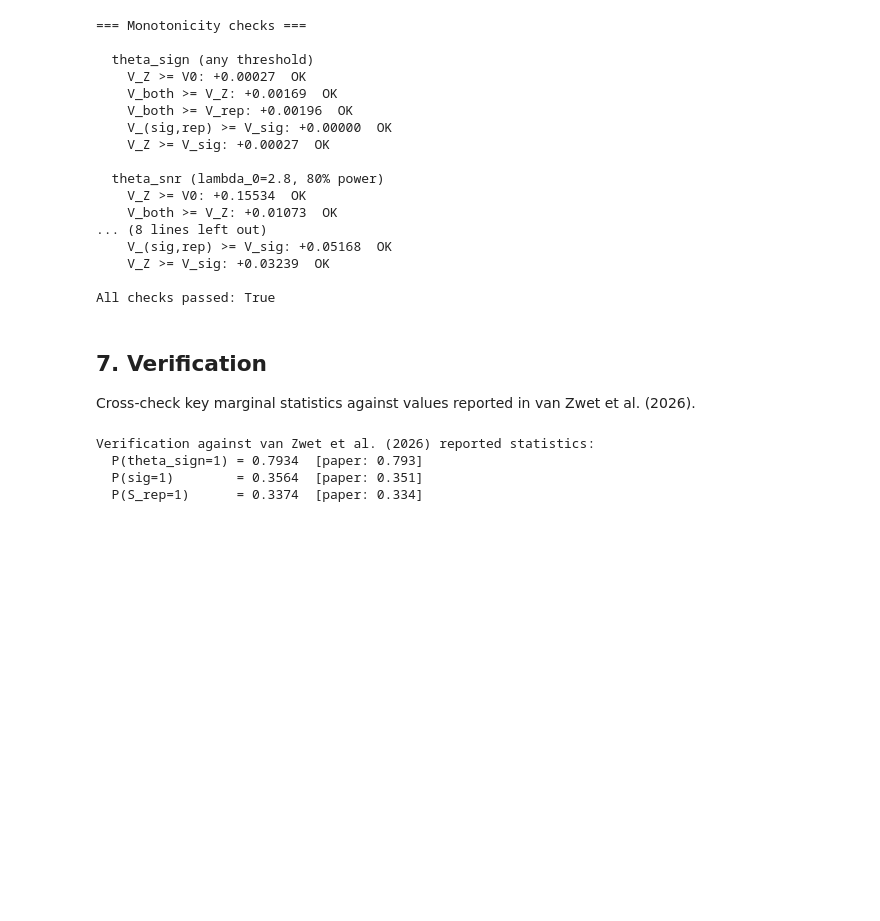
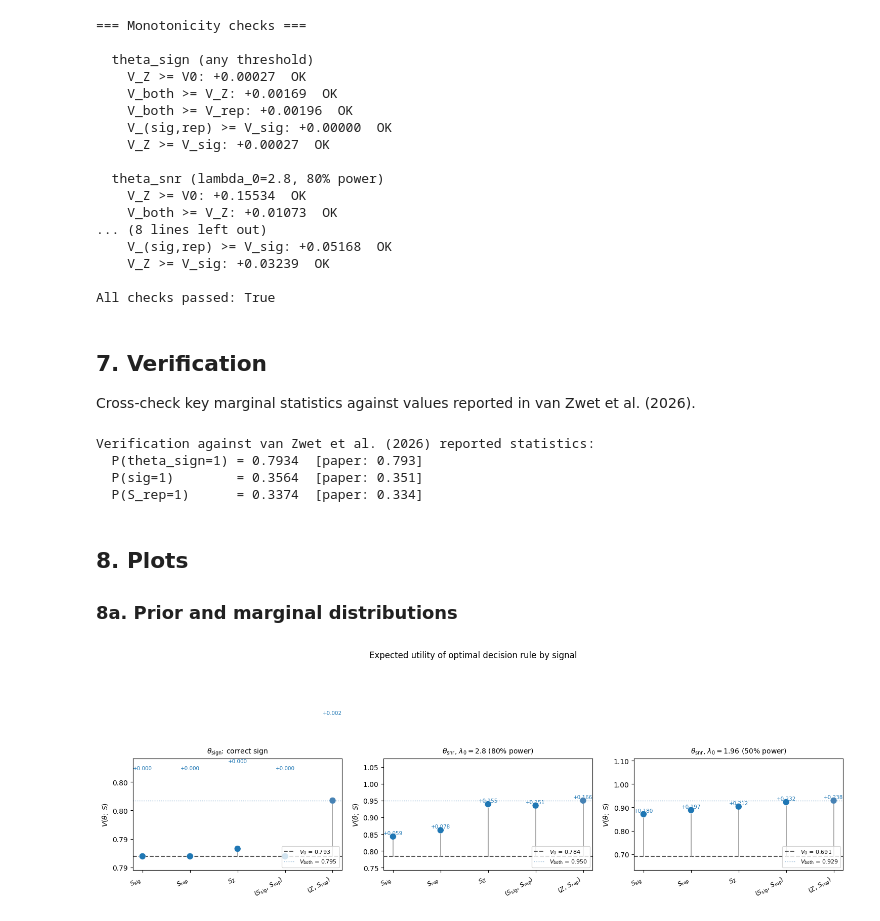
Before and after one commit to jhullman/AI_metascience_spec, a Jupyter notebook: vanzwet_voi_analysis.ipynb, the cells around one changed output. Drawn from its saved outputs; the diff is of its cells as text; code cells hidden in the pictures; blank space fills up the shorter version.

```diff
--- a/vanzwet_voi_analysis.ipynb
+++ b/vanzwet_voi_analysis.ipynb
@@ -333,3 +335,64 @@ Verification against van Zwet et al. (2026) reported statistics:
   P(theta_sign=1) = 0.7934  [paper: 0.793]
   P(sig=1)        = 0.3564  [paper: 0.351]
   P(S_rep=1)      = 0.3374  [paper: 0.334]
+# %% [markdown]
+## 8. Plots
+
+### 8a. Prior and marginal distributions
+# %%
+signal_labels = [
+    '$S_\\mathrm{sig}$',
+    '$S_\\mathrm{rep}$',
+    '$S_Z$',
+    '$(S_\\mathrm{sig},\\,S_\\mathrm{rep})$',
+    '$(Z,\\,S_\\mathrm{rep})$',
+]
+x = np.arange(len(signal_labels))
+
+panel_titles = [
+    '$\\theta_\\mathrm{sign}$: correct sign',
+    '$\\theta_\\mathrm{snr}$, $\\lambda_0 = 2.8$ (80% power)',
+    '$\\theta_\\mathrm{snr}$, $\\lambda_0 = 1.96$ (50% power)',
+]
+
+fig, axes = plt.subplots(1, 3, figsize=(15, 5))
+
+for ax, r, title in zip(axes, [res_sign] + res_snr, panel_titles):
+    V0    = r['V0']
+    Vboth = r['Vboth']
+    vals  = [r['Vsig'], r['Vrep'], r['VZ'], r['Vsrep'], Vboth]
+
+    # Baseline (dashed) and ceiling (dotted) reference lines
+    ax.axhline(V0,    color='#555', lw=1.5, ls='--', zorder=1,
+               label=f'$V_0$ = {V0:.3f}')
+    ax.axhline(Vboth, color='steelblue', lw=1, ls=':', alpha=0.6, zorder=1,
+               label=f'$V_\\mathrm{{both}}$ = {Vboth:.3f}')
+
+    # Lollipop stems from V0 to each dot
+    for xi, vi in zip(x, vals):
+        ax.plot([xi, xi], [V0, vi], color='#999', lw=1.2, zorder=2)
+
+    # Dots — last one (V_both) in a different shade to show it matches the ceiling
+    dot_colors = ['#1f77b4'] * (len(vals) - 1) + ['steelblue']
+    ax.scatter(x, vals, color=dot_colors, s=90, zorder=4, edgecolors='white', linewidths=0.5)
+
+    # Delta annotations above each dot
+    for xi, vi in zip(x, vals):
+        delta = vi - V0
+        ax.text(xi, vi + 0.003, f'+{delta:.3f}', ha='center', va='bottom',
+                fontsize=7.5, color='#1f77b4')
+
+    ax.set_xticks(x)
+    ax.set_xticklabels(signal_labels, rotation=30, ha='right', fontsize=9)
+    ax.set_title(title, fontsize=10, pad=8)
+    ax.set_ylabel('$V(\\theta;\\, S)$')
+    ax.legend(fontsize=8, loc='lower right')
+    margin = (Vboth - V0) * 0.25
+    ax.set_ylim(V0 - margin, Vboth + margin * 3)
+    ax.yaxis.set_major_formatter(ticker.FormatStrFormatter('%.2f'))
+
+plt.suptitle('Expected utility of optimal decision rule by signal', fontsize=12, y=1.01)
+plt.tight_layout()
+plt.show()
+# %% [output]
+[figure, added]
```
Also changed, not shown: parts of 3 cells of this notebook, 1 other file.
